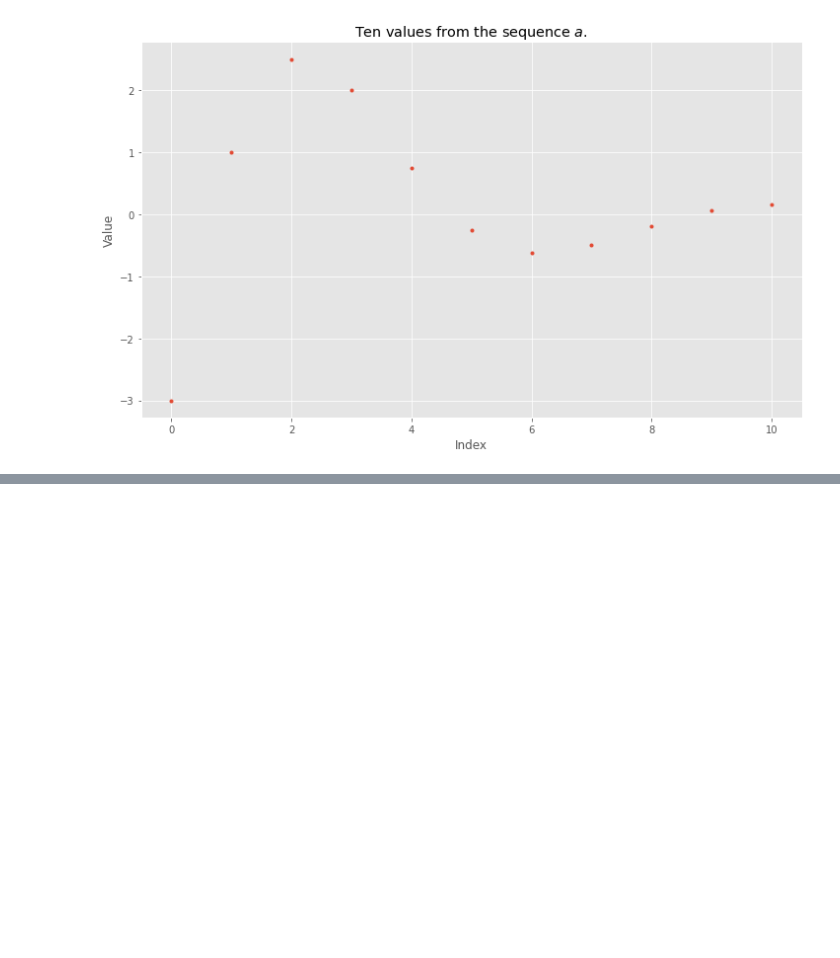
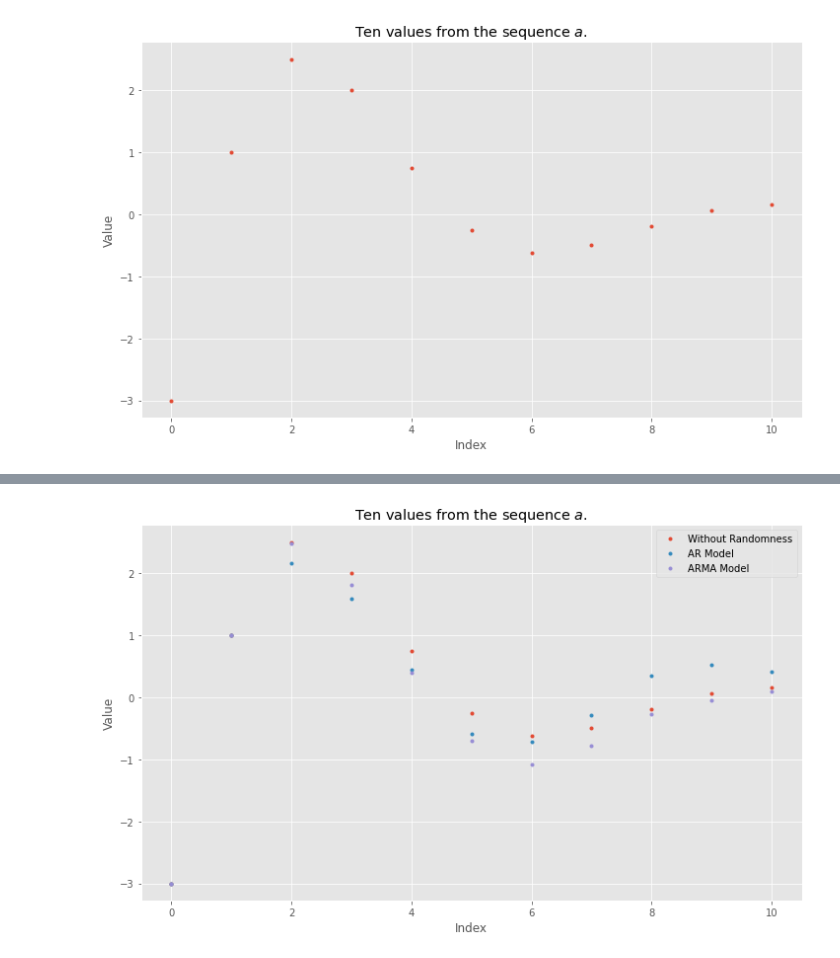
Before and after one commit to sethchart/arima-models, a Jupyter notebook: notebook.ipynb, the cells around one changed output, grey strips where cells are left out. Saved outputs shown, nothing was run; the diff lists cells and outputs as text; code cells hidden in the pictures; blank space fills up the shorter version.

```diff
--- a/notebook.ipynb
+++ b/notebook.ipynb
@@ -145,0 +237,32 @@ The idea is that when I compute a new value in my list, I do the same arithmetic
+# %%
+def compute_arma_sequence(rr_coefficients, ma_coeffecents, initial_conditions, sigma, n_values):
+    p = len(rr_coefficients)
+    q = len(ma_coeffecents)
+    values = initial_conditions
+    shocks = [0]*q
+    while len(values) <= n_values:
+        r = np.random.randn()*sigma
+        shocks.append(r)
+        value_tail = values[-p:][::-1]
+        shock_tail = shocks[-q:][::-1]
+        new_value = np.dot(value_tail, rr_coefficients) + np.dot(shock_tail, ma_coeffecents)
+        values.append(new_value)
+    return values
+# %%
+from matplotlib import pyplot as plt
+plt.style.use('ggplot')
+arma_seq = compute_arma_sequence(rr_coefficients=[1, -1/2],
+                                 ma_coeffecents=[0.1, 0.6, 0.3],
+                                 initial_conditions=[-3, 1],
+                                 sigma=0.2,
+                                 n_values=10)
+plt.figure(figsize=(12,7));
+plt.plot(seq, '.');
+plt.plot(ar_seq, '.');
+plt.plot(arma_seq, '.');
+plt.title("Ten values from the sequence $a$.");
+plt.xlabel("Index");
+plt.ylabel("Value");
+plt.legend(['Without Randomness', 'AR Model', 'ARMA Model']);
+# %% [output]
+[figure, added]
```
Also changed, not shown: parts of 15 cells of this notebook.
